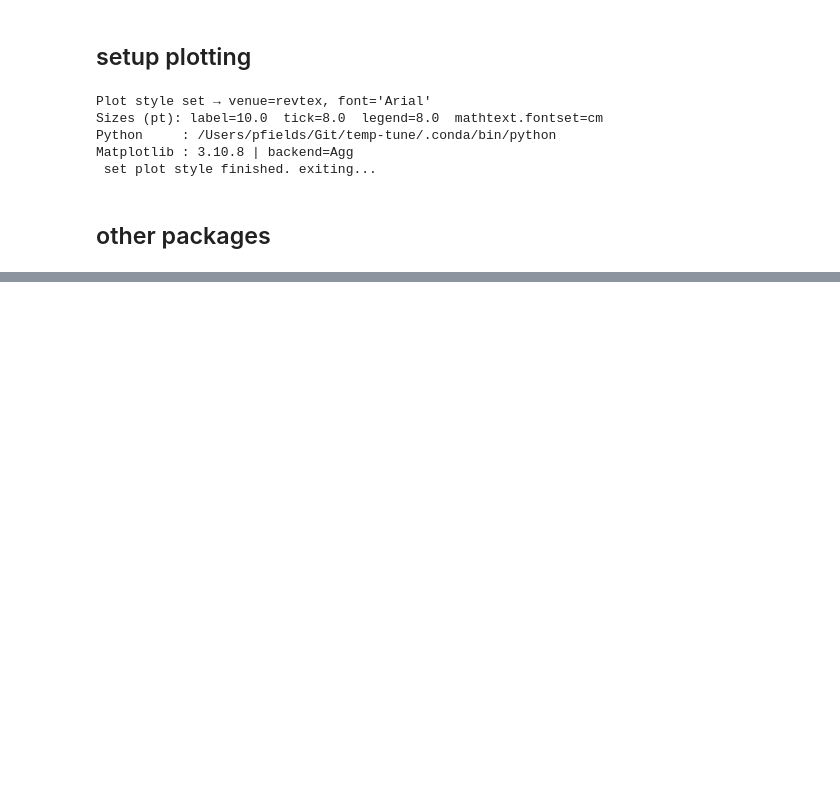
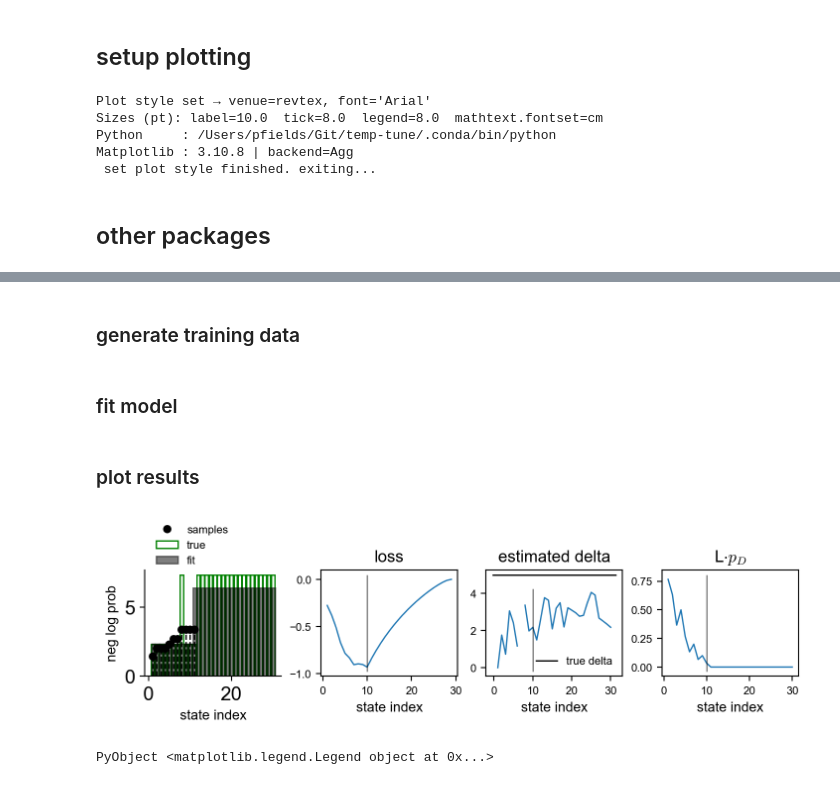
Before and after one commit to peter-fields/temp-tune, a Jupyter notebook: notebooks/min_working_examples.ipynb, the cells around one changed output, grey strips where cells are left out. Drawn from its saved outputs; the diff is of its cells as text; code cells hidden in the pictures; blank space fills up the shorter version.

```diff
--- a/notebooks/min_working_examples.ipynb
+++ b/notebooks/min_working_examples.ipynb
@@ -46,0 +54,68 @@ using Distributions
+# %% [markdown]
+### generate training data
+# %%
+Δtrue   =5
+nlevels = 2 # always only two levels (ground and excited levels)
+nexcited=20
+nground=10
+nsampss = 30
+N_states=nground+nexcited
+
+ees, lbls = etrues(Δtrue,nlevels,nexcited,nground)
+true_probs=get_probs_2( ees )
+
+sampless=get_samples(true_probs, nsampss, N_states );
+freqs = get_freqs(sampless, lbls); # empirical distribution
+# %% [markdown]
+### fit model
+# %%
+minlosses, Δ̂, L̂i, pfit, Δs, Lp, minl_m_to_l =fit_n_ground_and_Δ_hard_constraint( freqs,
+                                                        nsampss; make_pfit=true, λ=0);
+m_to_l=reverse(sortperm(freqs));
+# %% [markdown]
+### plot results
+# %%
+fig, ax = subplots( 1,4, figsize=set_size_for_paper(2, 0.3), dpi=200, constrained_layout=true )
+
+function plot_ptrue_and_fit_1(true_probs, pfit, freqs, most_to_least_idx, ax)
+    m_to_l=most_to_least_idx
+    N_states = length( true_probs )
+    ax.bar(collect(1:N_states), -log.(true_probs[m_to_l]), label="true", color="none", ec="green",  );
+    # bar(collect(1:N_states).+0.01, freqs, alpha=0.5, color="yellow", label="sample" );
+    ax.bar(collect(1:N_states).+0.125 , -log.(pfit[m_to_l]), alpha=0.5, color="black", label="fit", ec="black");
+    # plot(collect(1:N_states),1.1maximum(pfit)*(.! Bool.(L̂i)), ".")
+    ax.plot(collect(1:N_states),-log.(freqs[m_to_l]), linewidth=0, marker="o",
+        color="black", markeredgecolor="k", label="samples")
+    for (x, f) in zip(collect(1:N_states), -log.(freqs[m_to_l]))
+        ax.vlines(x, 0, f, linestyle="--", color="k")
+    end
+    # ax.set_xticks(collect(1:10))
+    ax.spines["right"].set_visible(false)
+    ax.spines["top"].set_visible(false)
+    ax.legend( frameon=false, loc=(0.05,1.))
+    ax.set_xlabel("state index")# fontsize=14)
+    ax.set_ylabel("neg log prob")# fontsize=14)
+    ax.tick_params(axis="both", which="major", labelsize=14)
+end
+
+plot_ptrue_and_fit_1(true_probs, pfit, freqs, m_to_l, ax[1])
+
+ax[2].plot( collect(1:N_states), minl_m_to_l )
+ax[3].plot( collect(1:N_states), Δs[m_to_l] )
+ax[4].plot( collect(1:N_states), Lp[m_to_l] )
+ax[2].set_title("loss")
+ax[3].set_title("estimated delta")
+ax[4].set_title("L"*L"\cdot p_{D}")
+for a in ax
+    a.tick_params(axis="both", which="major")
+    a.set_xlabel("state index")
+end
+for i in 2:4
+    ax[i].vlines( findmin(minl_m_to_l)[2], ax[i].get_ylim()..., color="k", alpha=0.5)
+end
+# ax[4].plot(collect(1:N_states), (N_states.-collect(1:N_states))./N_states )
+ax[3].hlines(Δtrue, ax[4].get_xlim()..., color="k", label="true delta")
+ax[3].legend(frameon=false, loc="lower right")
+# %% [output]
+[figure, added]
+PyObject <matplotlib.legend.Legend object at 0x...>
```
Also changed, not shown: parts of 3 cells of this notebook, 5 other files.
